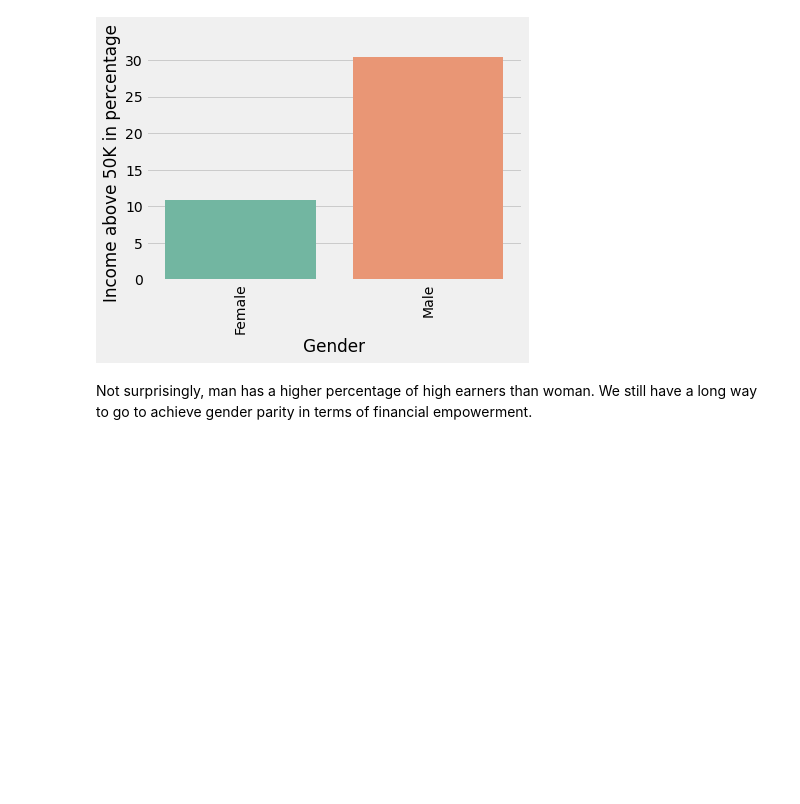
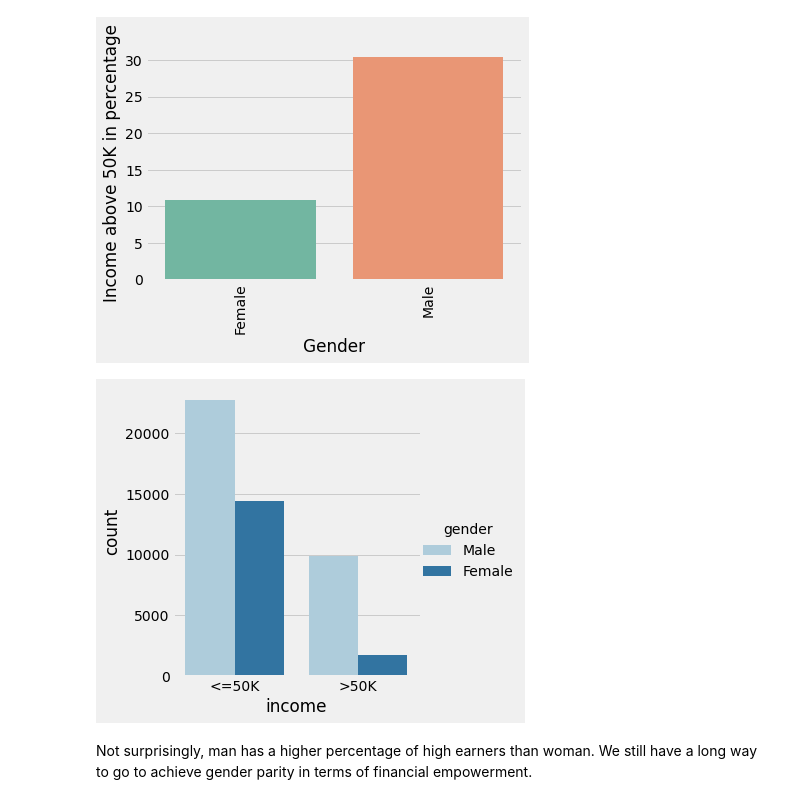
Before and after one commit to rwbosscat95/Springboard_DS_July22, a Jupyter notebook: Story Telling Mini Project.ipynb, the cells around one changed output. Cells and saved outputs as stored; diff of their text form; code cells hidden in the pictures; blank space fills up the shorter version.

```diff
--- a/Story Telling Mini Project.ipynb
+++ b/Story Telling Mini Project.ipynb
@@ -207,6 +222,11 @@ plt.ylabel('Income above 50K in percentage')
 # %% [output]
 Text(0, 0.5, 'Income above 50K in percentage')
 [figure]
+# %%
+sns.catplot(x='income', data=data, kind='count', hue='gender', palette='Paired')
+plt.show()
+# %% [output]
+[figure, added]
 # %% [markdown]
 Not surprisingly, man has a higher percentage of high earners than woman. We still have a long way to go to achieve gender parity in terms of financial empowerment.
 # %%
```
Also changed, not shown: parts of 4 cells of this notebook, 1 other file.
